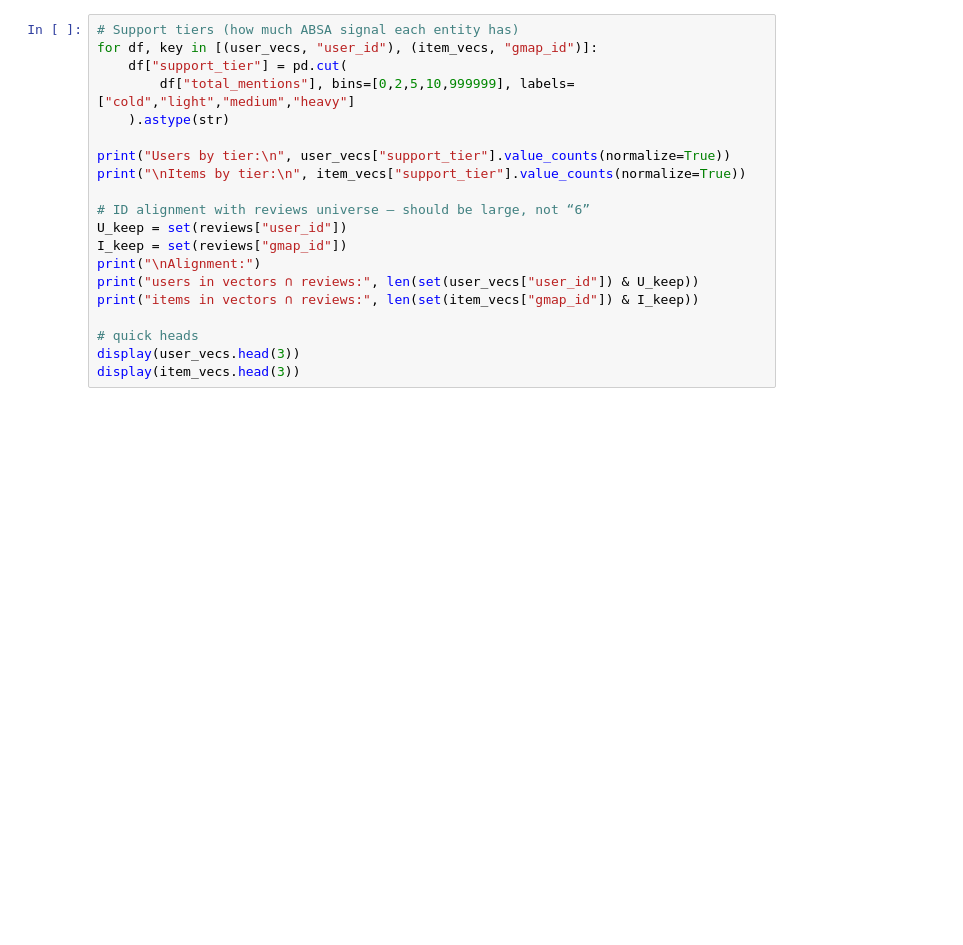
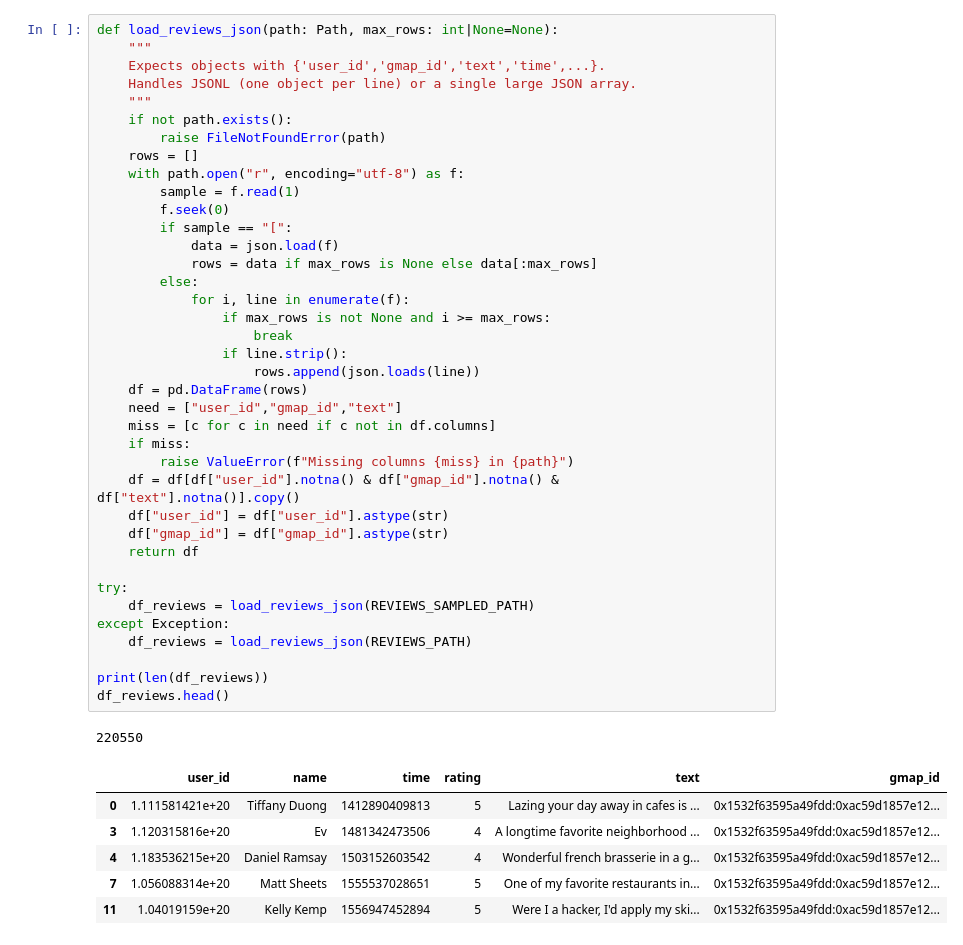
Before and after one commit to kienanana/GoogleMaps_Recommender, a Jupyter notebook: src/features/absa.ipynb, the cells around one changed output. Saved outputs shown, nothing was run; the diff lists cells and outputs as text; blank space fills up the shorter version.

```diff
--- a/src/absa.ipynb
+++ b/src/features/absa.ipynb
@@ -443,20 +84,46 @@ cov.head(10)
-# %%
-# Support tiers (how much ABSA signal each entity has)
-for df, key in [(user_vecs, "user_id"), (item_vecs, "gmap_id")]:
-    df["support_tier"] = pd.cut(
-        df["total_mentions"], bins=[0,2,5,10,999999], labels=["cold","light","medium","heavy"]
-    ).astype(str)
-
-print("Users by tier:\n", user_vecs["support_tier"].value_counts(normalize=True))
-print("\nItems by tier:\n", item_vecs["support_tier"].value_counts(normalize=True))
-
-# ID alignment with reviews universe — should be large, not “6”
-U_keep = set(reviews["user_id"])
-I_keep = set(reviews["gmap_id"])
-print("\nAlignment:")
-print("users in vectors ∩ reviews:", len(set(user_vecs["user_id"]) & U_keep))
-print("items in vectors ∩ reviews:", len(set(item_vecs["gmap_id"]) & I_keep))
-
-# quick heads
-display(user_vecs.head(3))
-display(item_vecs.head(3))
+# %%
+def load_reviews_json(path: Path, max_rows: int|None=None):
+    """
+    Expects objects with {'user_id','gmap_id','text','time',...}.
+    Handles JSONL (one object per line) or a single large JSON array.
+    """
+    if not path.exists():
+        raise FileNotFoundError(path)
+    rows = []
+    with path.open("r", encoding="utf-8") as f:
+        sample = f.read(1)
+        f.seek(0)
+        if sample == "[":
+            data = json.load(f)
+            rows = data if max_rows is None else data[:max_rows]
+        else:
+            for i, line in enumerate(f):
+                if max_rows is not None and i >= max_rows:
+                    break
+                if line.strip():
+                    rows.append(json.loads(line))
+    df = pd.DataFrame(rows)
+    need = ["user_id","gmap_id","text"]
+    miss = [c for c in need if c not in df.columns]
+    if miss:
+        raise ValueError(f"Missing columns {miss} in {path}")
+    df = df[df["user_id"].notna() & df["gmap_id"].notna() & df["text"].notna()].copy()
+    df["user_id"] = df["user_id"].astype(str)
+    df["gmap_id"] = df["gmap_id"].astype(str)
+    return df
+
+try:
+    df_reviews = load_reviews_json(REVIEWS_SAMPLED_PATH)
+except Exception:
+    df_reviews = load_reviews_json(REVIEWS_PATH)
+
+print(len(df_reviews))
+df_reviews.head()
+# %% [output]
+220550
+|  | user_id | name | time | rating | text | gmap_id |
+| 0 | 1.111581421e+20 | Tiffany Duong | 1412890409813 | 5 | Lazing your day away in cafes is ... | 0x1532f63595a49fdd:0xac59d1857e12... |
+| 3 | 1.120315816e+20 | Ev | 1481342473506 | 4 | A longtime favorite neighborhood ... | 0x1532f63595a49fdd:0xac59d1857e12... |
+| 4 | 1.183536215e+20 | Daniel Ramsay | 1503152603542 | 4 | Wonderful french brasserie in a g... | 0x1532f63595a49fdd:0xac59d1857e12... |
+| 7 | 1.056088314e+20 | Matt Sheets | 1555537028651 | 5 | One of my favorite restaurants in... | 0x1532f63595a49fdd:0xac59d1857e12... |
+| 11 | 1.04019159e+20 | Kelly Kemp | 1556947452894 | 5 | Were I a hacker, I'd apply my ski... | 0x1532f63595a49fdd:0xac59d1857e12... |
```
Also changed, not shown: parts of 18 cells of this notebook, 1 other file.
